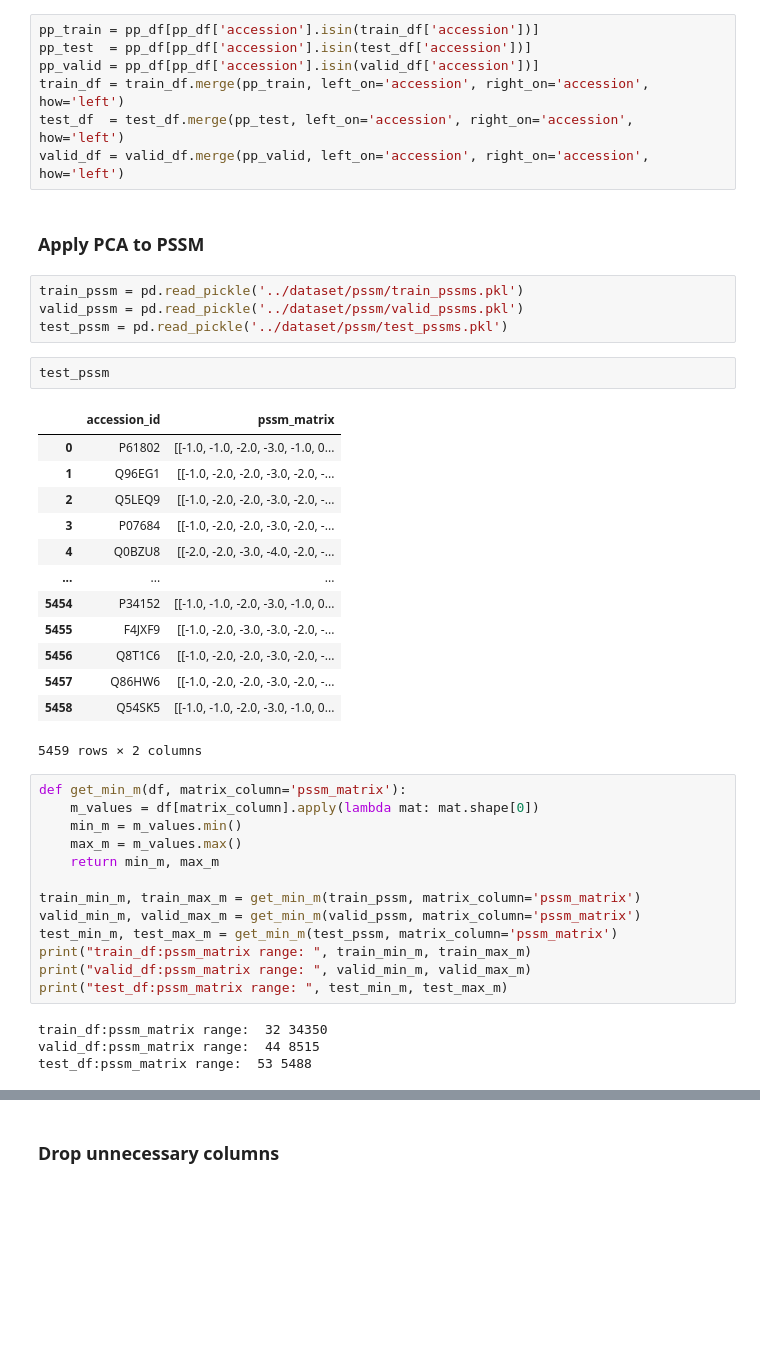
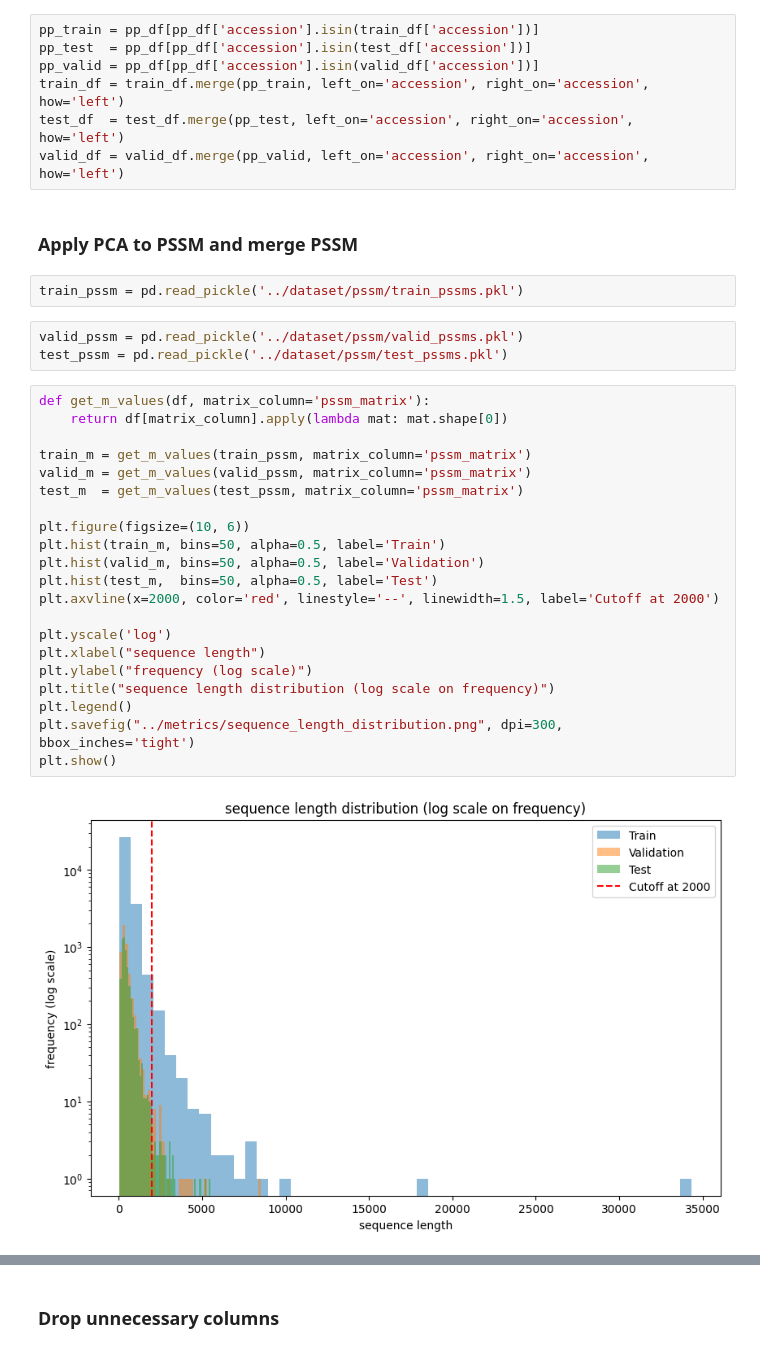
Before and after one commit to ScooterStuff/ec-prediction-ml, a Jupyter notebook: experiments/merge_features.ipynb, the cells around one changed output, grey strips where cells are left out. Cells and saved outputs as stored; diff of their text form; blank space fills up the shorter version.

```diff
--- a/experiments/merge_features.ipynb
+++ b/experiments/merge_features.ipynb
@@ -156,42 +165,33 @@ train_df = train_df.merge(pp_train, left_on='accession', right_on='accession', h
 test_df  = test_df.merge(pp_test, left_on='accession', right_on='accession', how='left')
 valid_df = valid_df.merge(pp_valid, left_on='accession', right_on='accession', how='left')
 # %% [markdown]
-### Apply PCA to PSSM
+### Apply PCA to PSSM and merge PSSM
+# %%
+train_pssm = pd.read_pickle('../dataset/pssm/train_pssms.pkl')
 # %%
-train_pssm = pd.read_pickle('../dataset/pssm/train_pssms.pkl')
 valid_pssm = pd.read_pickle('../dataset/pssm/valid_pssms.pkl')
 test_pssm = pd.read_pickle('../dataset/pssm/test_pssms.pkl')
-# %%
-test_pssm
-# %% [output]
-|  | accession_id | pssm_matrix |
-| 0 | P61802 | [[-1.0, -1.0, -2.0, -3.0, -1.0, 0... |
-| 1 | Q96EG1 | [[-1.0, -2.0, -2.0, -3.0, -2.0, -... |
-| 2 | Q5LEQ9 | [[-1.0, -2.0, -2.0, -3.0, -2.0, -... |
-| 3 | P07684 | [[-1.0, -2.0, -2.0, -3.0, -2.0, -... |
-| 4 | Q0BZU8 | [[-2.0, -2.0, -3.0, -4.0, -2.0, -... |
-| ... | ... | ... |
-| 5454 | P34152 | [[-1.0, -1.0, -2.0, -3.0, -1.0, 0... |
-| 5455 | F4JXF9 | [[-1.0, -2.0, -3.0, -3.0, -2.0, -... |
-| 5456 | Q8T1C6 | [[-1.0, -2.0, -2.0, -3.0, -2.0, -... |
-| 5457 | Q86HW6 | [[-1.0, -2.0, -2.0, -3.0, -2.0, -... |
-| 5458 | Q54SK5 | [[-1.0, -1.0, -2.0, -3.0, -1.0, 0... |
-5459 rows × 2 columns
-# %%
-def get_min_m(df, matrix_column='pssm_matrix'):
-    m_values = df[matrix_column].apply(lambda mat: mat.shape[0])
-    min_m = m_values.min()
-    max_m = m_values.max()
-    return min_m, max_m
-
-train_min_m, train_max_m = get_min_m(train_pssm, matrix_column='pssm_matrix')
-valid_min_m, valid_max_m = get_min_m(valid_pssm, matrix_column='pssm_matrix')
-test_min_m, test_max_m = get_min_m(test_pssm, matrix_column='pssm_matrix')
-print("train_df:pssm_matrix range: ", train_min_m, train_max_m)
-print("valid_df:pssm_matrix range: ", valid_min_m, valid_max_m)
-print("test_df:pssm_matrix range: ", test_min_m, test_max_m)
-# %% [output]
-train_df:pssm_matrix range:  32 34350
-valid_df:pssm_matrix range:  44 8515
-test_df:pssm_matrix range:  53 5488
+# %%
+def get_m_values(df, matrix_column='pssm_matrix'):
+    return df[matrix_column].apply(lambda mat: mat.shape[0])
+
+train_m = get_m_values(train_pssm, matrix_column='pssm_matrix')
+valid_m = get_m_values(valid_pssm, matrix_column='pssm_matrix')
+test_m  = get_m_values(test_pssm, matrix_column='pssm_matrix')
+
+plt.figure(figsize=(10, 6))
+plt.hist(train_m, bins=50, alpha=0.5, label='Train')
+plt.hist(valid_m, bins=50, alpha=0.5, label='Validation')
+plt.hist(test_m,  bins=50, alpha=0.5, label='Test')
+plt.axvline(x=2000, color='red', linestyle='--', linewidth=1.5, label='Cutoff at 2000')
+
+plt.yscale('log')
+plt.xlabel("sequence length")
+plt.ylabel("frequency (log scale)")
+plt.title("sequence length distribution (log scale on frequency)")
+plt.legend()
+plt.savefig("../metrics/sequence_length_distribution.png", dpi=300, bbox_inches='tight')
+plt.show()
+# %% [output]
+[figure, added]
 # %%
```
Also changed, not shown: parts of 37 cells of this notebook, 50 other files.
